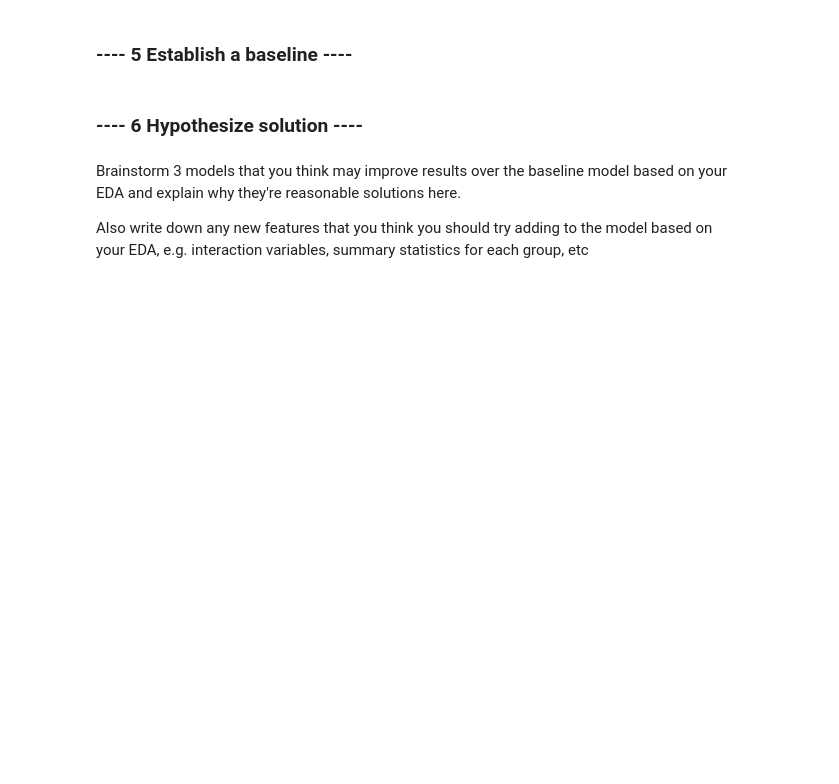
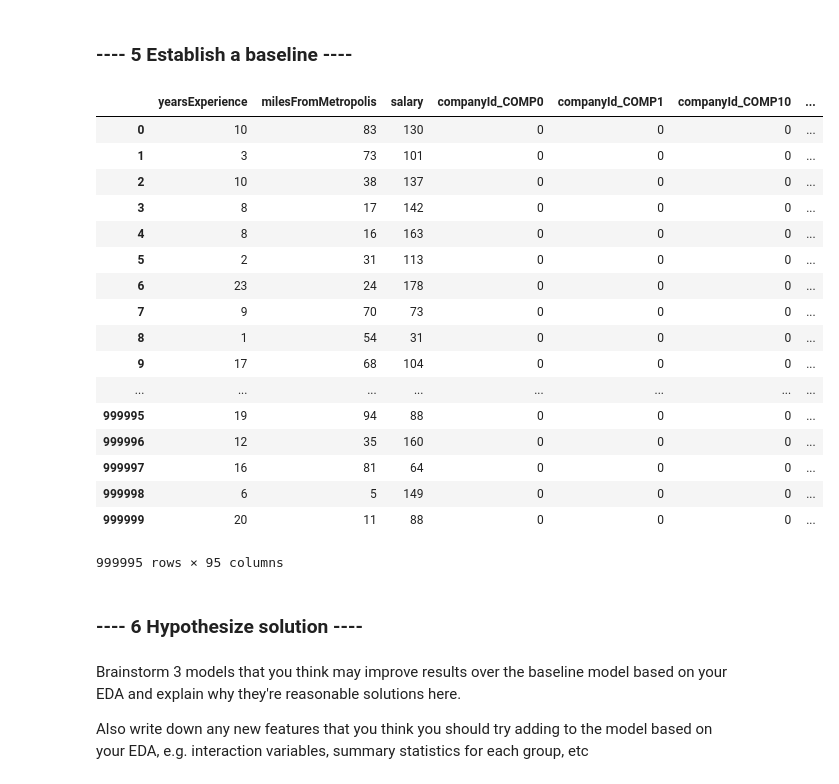
Before and after one commit to SophiaBouchama/salary-prediction-portfolio, a Jupyter notebook: Salary Prediction Notebook.ipynb, the cells around one changed output. Cells and saved outputs as stored; diff of their text form; code cells hidden in the pictures; blank space fills up the shorter version.

```diff
--- a/Salary Prediction Notebook.ipynb
+++ b/Salary Prediction Notebook.ipynb
@@ -291,6 +363,48 @@ heatmap.set_title('Correlation Heatmap');
 #create an extremely simple model and measure its efficacy
 #e.g. use "average salary" for each industry as your model and then measure MSE
 #during 5-fold cross-validation
+# %%
+# For the baseline model, I perform a simple linear regression model
+# Multiple Linear Regression — Baseline for the model
+# regression is the process of predicting a continuous value.
+# Salary is our dependent varible
+# .... are our independent variables
+'''
+from sklearn.linear_model import LinearRegression
+lm = LinearRegression()
+lm
+X = df[['yearsExperience']]
+Y = df['salary']
+lm.fit(X,Y)
+Yhat=lm.predict(X)
+Yhat[0:5]
+
+width = 12
+height = 10
+plt.figure(figsize=(width, height))
+sns.regplot(x="yearsExperience", y="salary", data=df)
+plt.ylim(0,)'''
+
+pd.get_dummies(df)
+# %% [output]
+|  | yearsExperience | milesFromMetropolis | salary | companyId_COMP0 | companyId_COMP1 | companyId_COMP10 | ... |
+| 0 | 10 | 83 | 130 | 0 | 0 | 0 | ... |
+| 1 | 3 | 73 | 101 | 0 | 0 | 0 | ... |
+| 2 | 10 | 38 | 137 | 0 | 0 | 0 | ... |
+| 3 | 8 | 17 | 142 | 0 | 0 | 0 | ... |
+| 4 | 8 | 16 | 163 | 0 | 0 | 0 | ... |
+| 5 | 2 | 31 | 113 | 0 | 0 | 0 | ... |
+| 6 | 23 | 24 | 178 | 0 | 0 | 0 | ... |
+| 7 | 9 | 70 | 73 | 0 | 0 | 0 | ... |
+| 8 | 1 | 54 | 31 | 0 | 0 | 0 | ... |
+| 9 | 17 | 68 | 104 | 0 | 0 | 0 | ... |
+| ... | ... | ... | ... | ... | ... | ... | ... |
+| 999995 | 19 | 94 | 88 | 0 | 0 | 0 | ... |
+| 999996 | 12 | 35 | 160 | 0 | 0 | 0 | ... |
+| 999997 | 16 | 81 | 64 | 0 | 0 | 0 | ... |
+| 999998 | 6 | 5 | 149 | 0 | 0 | 0 | ... |
+| 999999 | 20 | 11 | 88 | 0 | 0 | 0 | ... |
+999995 rows × 95 columns
 # %% [markdown]
 ### ---- 6 Hypothesize solution ----
 # %%
```
Also changed, not shown: parts of 37 cells of this notebook, 1 other file.
